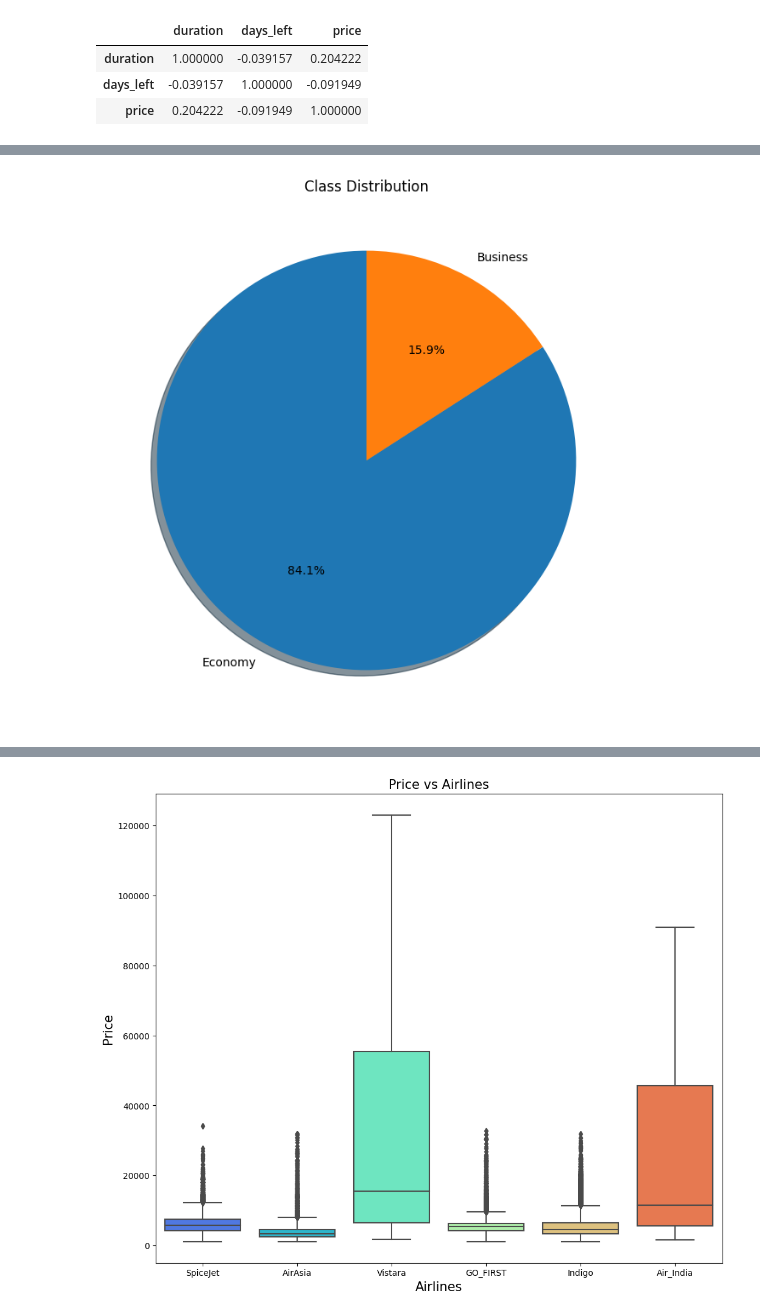
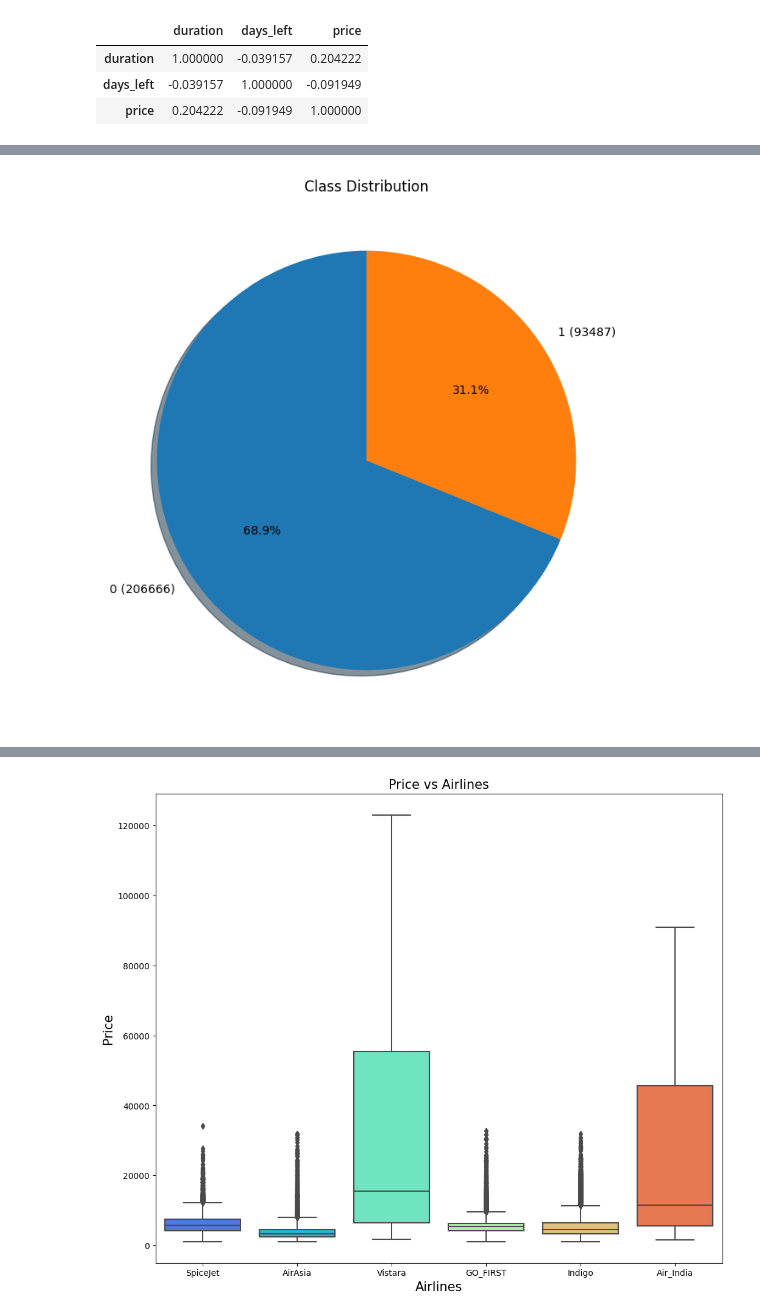
Before and after one commit to unclethien/Flight-Price-Prediction-Project, a Jupyter notebook: data analysis.ipynb, the cells around one changed output, grey strips where cells are left out. Saved outputs shown, nothing was run; the diff lists cells and outputs as text; code cells hidden in the pictures.

```diff
--- a/data analysis.ipynb
+++ b/data analysis.ipynb
@@ -202,0 +194,3 @@ Name: count, dtype: int64
+# %%
+class_counts = df['class'].value_counts()
+class_counts
@@ -203,13 +202,13 @@ Name: count, dtype: int64
 # %%
 #pie chart for class distribution
-data = df2['class'].value_counts()
-labels = df2['class'].unique()
+data = df['class'].value_counts()
+labels = [f"{c} ({n})" for c, n in zip(class_counts.index, class_counts.values)]
 plt.figure(figsize=(12,8))
 plt.pie(data, labels=labels, autopct='%1.1f%%', startangle=90, shadow=True)
 plt.title('Class Distribution')
 plt.show()
 # %% [output]
-[figure, old version]
+[figure, new version]
 # %%
 # price vary with different airlines and class
 plt.figure(figsize=(12,8))
```
Also changed, not shown: parts of 10 cells of this notebook.
